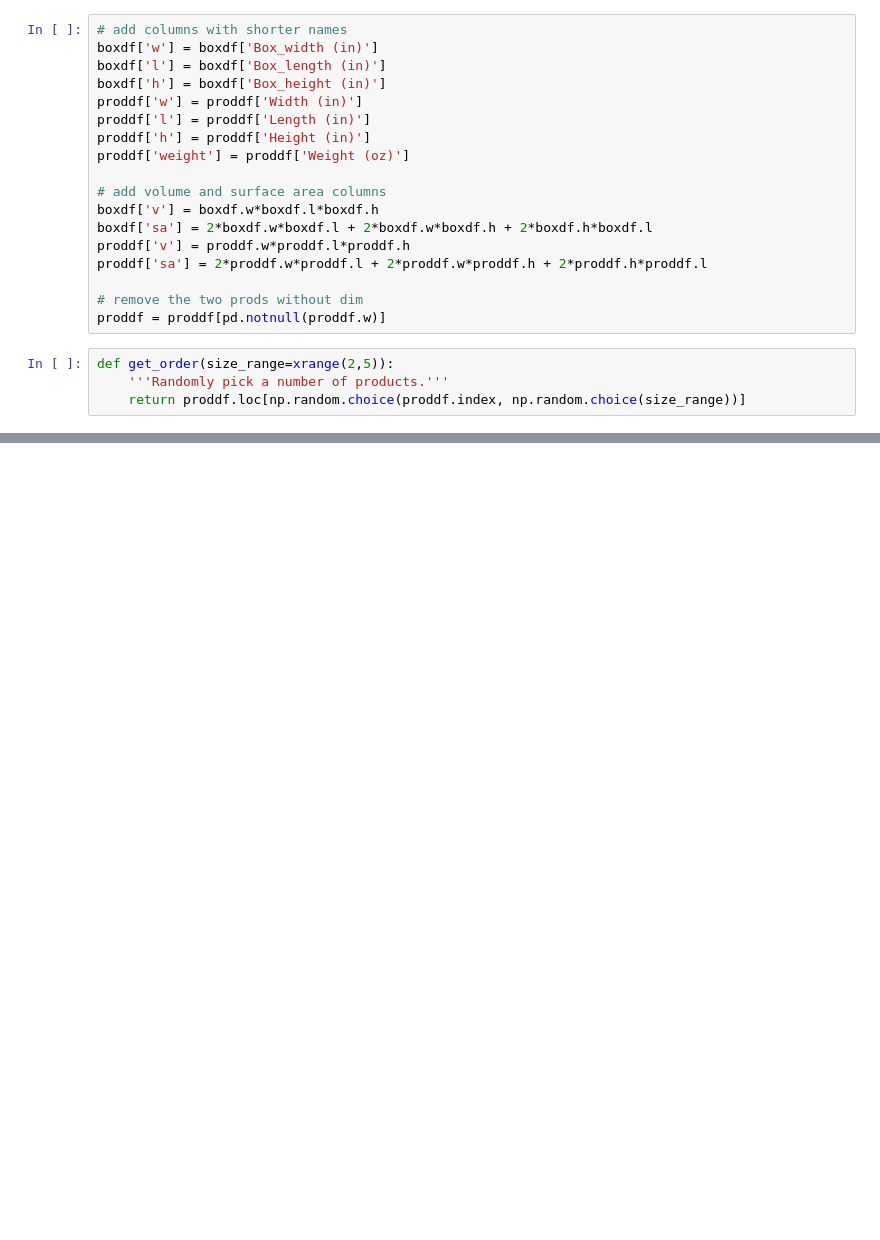
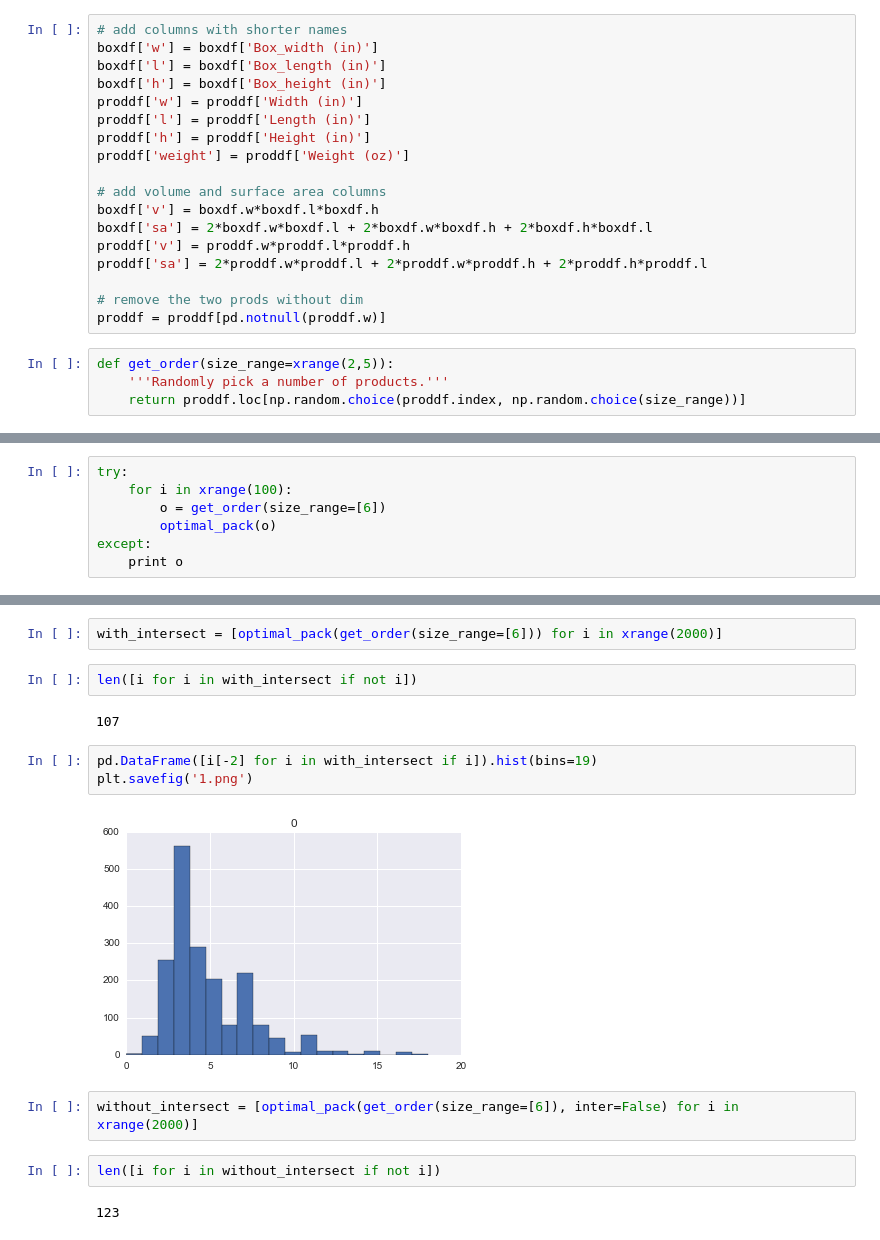
Before and after one commit to gautsi/bxpck, a Jupyter notebook: notebooks/notebook1.ipynb, the cells around one changed output, grey strips where cells are left out. Cells and saved outputs as stored; diff of their text form; blank space fills up the shorter version.

```diff
--- a/notebooks/notebook1.ipynb
+++ b/notebooks/notebook1.ipynb
@@ -70,0 +215,7 @@ Name: 7, dtype: object
+# %%
+try:
+    for i in xrange(100):
+        o = get_order(size_range=[6])
+        optimal_pack(o)
+except:
+    print o
@@ -70,0 +246,17 @@ Name: 7, dtype: object
+# %%
+with_intersect = [optimal_pack(get_order(size_range=[6])) for i in xrange(2000)]
+# %%
+len([i for i in with_intersect if not i])
+# %% [output]
+107
+# %%
+pd.DataFrame([i[-2] for i in with_intersect if i]).hist(bins=19)
+plt.savefig('1.png')
+# %% [output]
+[figure, added]
+# %%
+without_intersect = [optimal_pack(get_order(size_range=[6]), inter=False) for i in xrange(2000)]
+# %%
+len([i for i in without_intersect if not i])
+# %% [output]
+123
```
Also changed, not shown: parts of 21 cells of this notebook.
